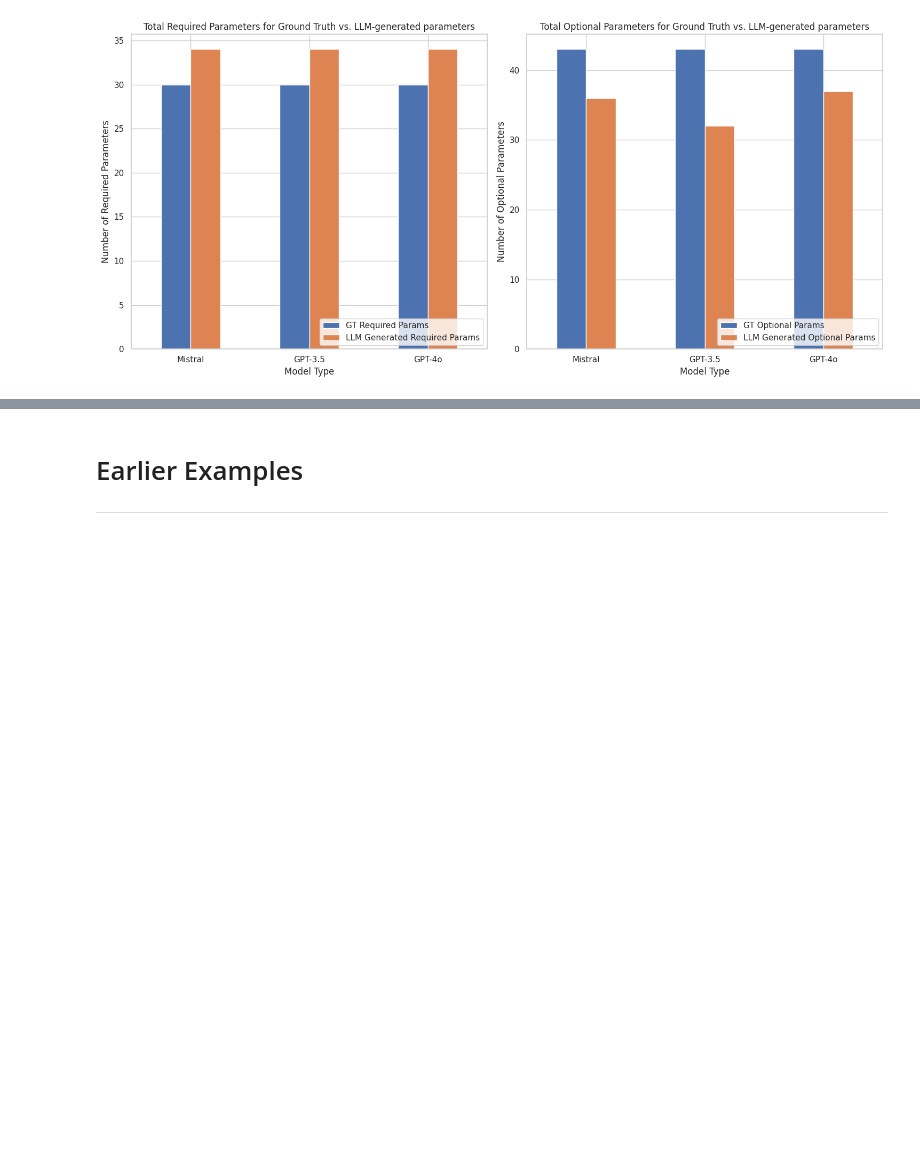
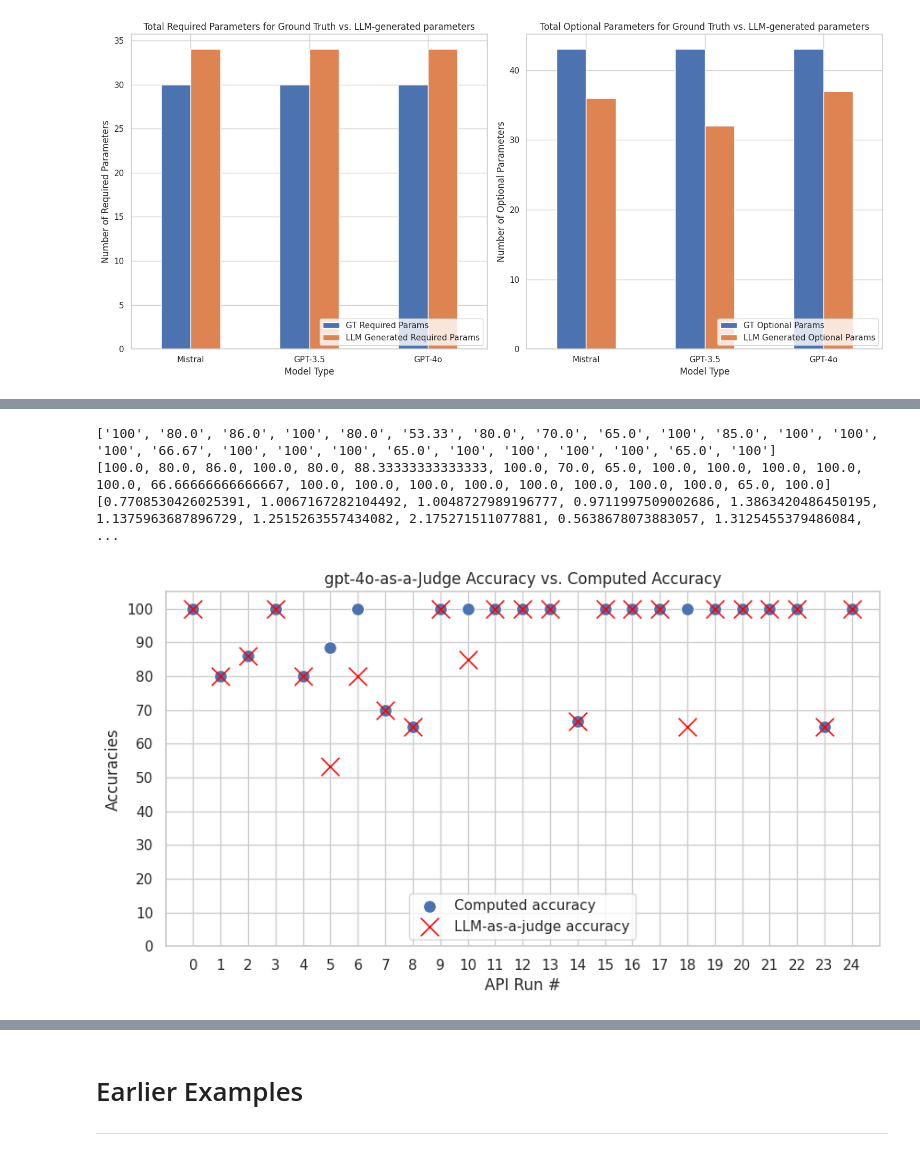
Before and after one commit to eakelly/KinetiQ, a Jupyter notebook: KinetiQ_v4.ipynb, the cells around one changed output, grey strips where cells are left out. Cells and saved outputs as stored; diff of their text form; code cells hidden in the pictures; blank space fills up the shorter version.

```diff
--- a/KinetiQ_v4.ipynb
+++ b/KinetiQ_v4.ipynb
@@ -1066,0 +1149,9 @@ params_count_plot(mistral_params_count, gpt3_params_count, gpt4_params_count)
+# %%
+RESULTS_DIR = "results_naive12172024"
+
+gpt4_schema_naive_df = plot_scores("gpt-4o", True, True)
+# %% [output]
+['100', '80.0', '86.0', '100', '80.0', '53.33', '80.0', '70.0', '65.0', '100', '85.0', '100', '100', '100', '66.67', '100', '100', '100', '65.0', '100', '100', '100', '100', '65.0', '100']
+[100.0, 80.0, 86.0, 100.0, 80.0, 88.33333333333333, 100.0, 70.0, 65.0, 100.0, 100.0, 100.0, 100.0, 100.0, 66.66666666666667, 100.0, 100.0, 100.0, 100.0, 100.0, 100.0, 100.0, 100.0, 65.0, 100.0]
+[0.7708530426025391, 1.0067167282104492, 1.0048727989196777, 0.9711997509002686, 1.3863420486450195, 1.1375963687896729, 1.2515263557434082, 2.175271511077881, 0.5638678073883057, 1.3125455379486084,  ...
+[figure, added]
```
Also changed, not shown: parts of 28 cells of this notebook, 18 other files.
